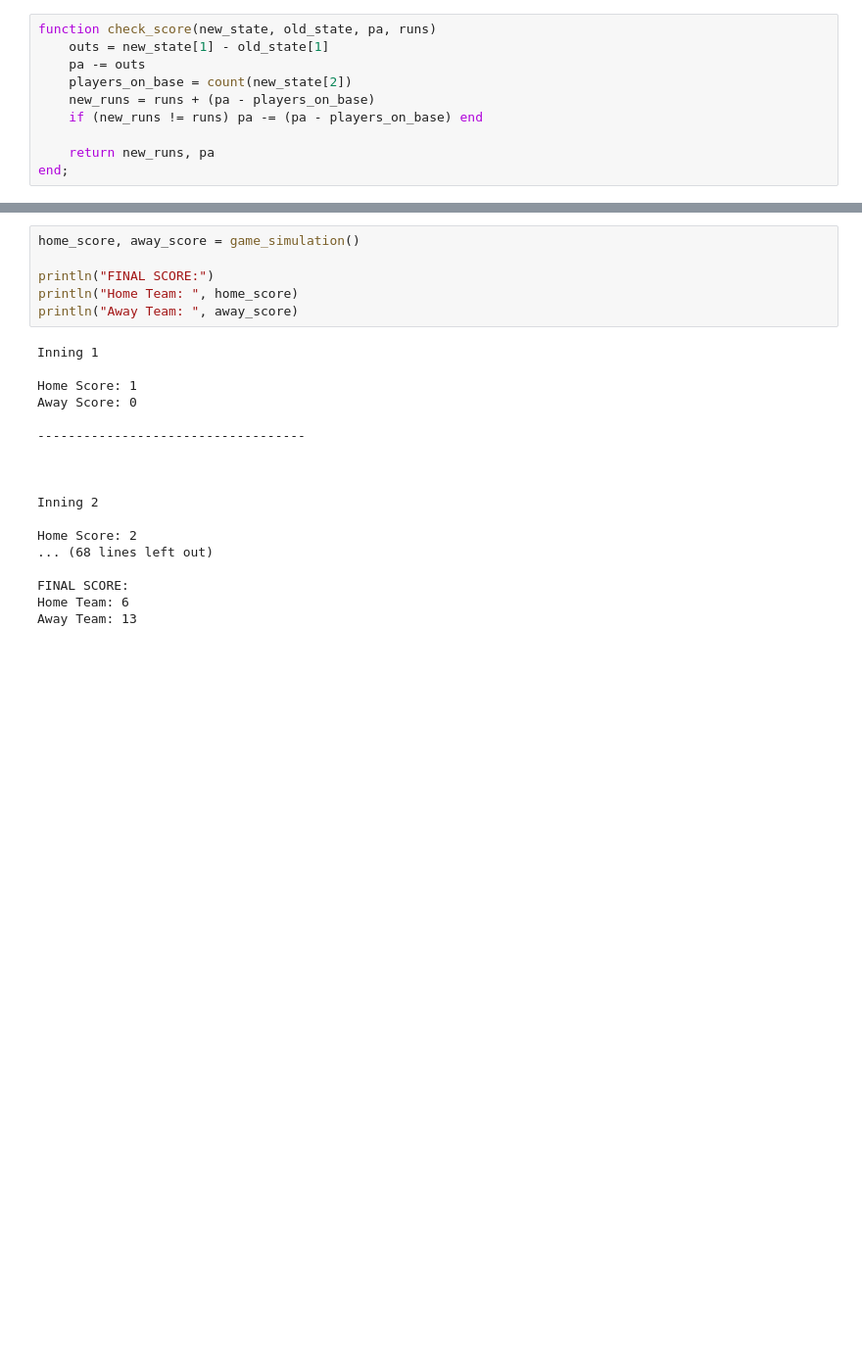
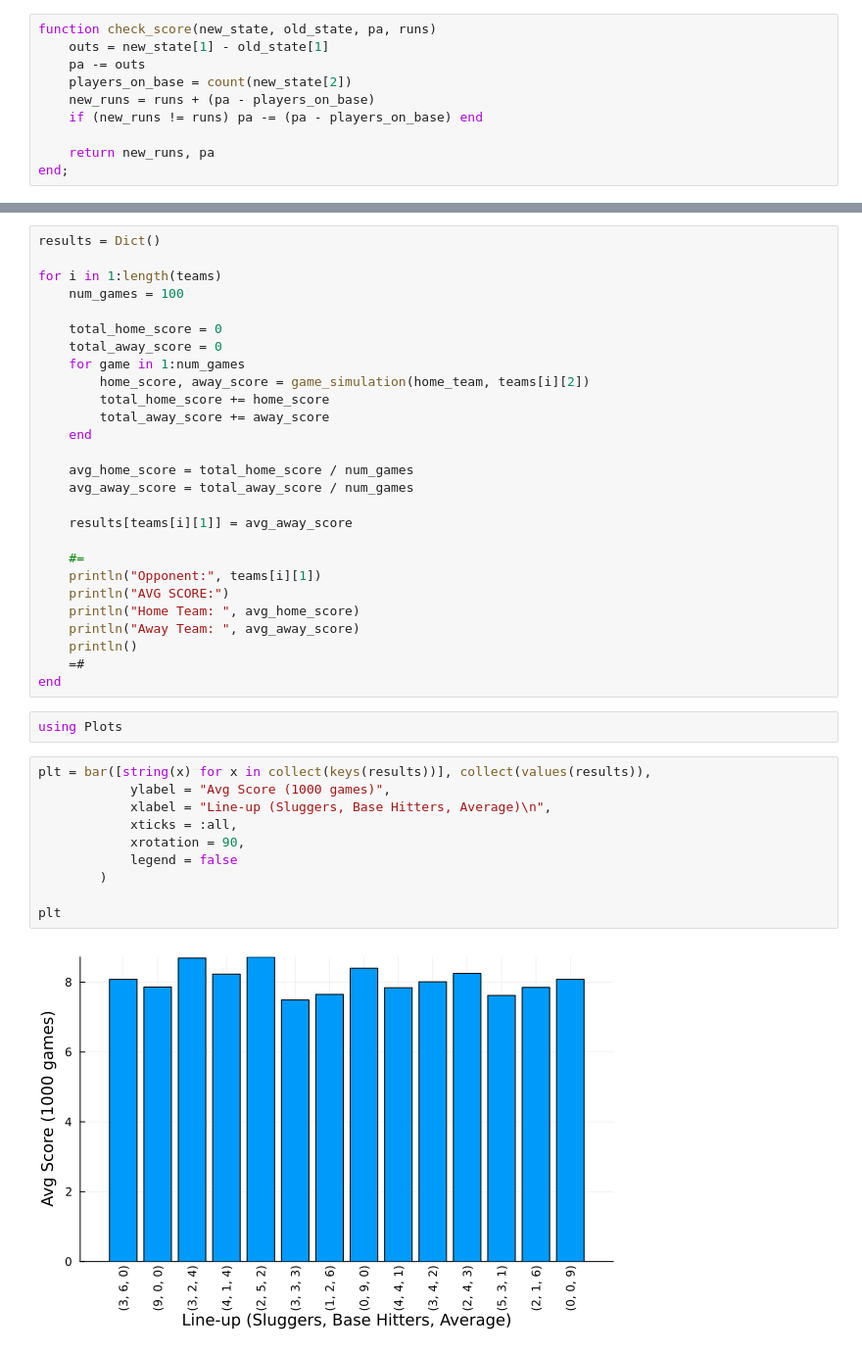
Before and after one commit to jyanga23/BaseballSim, a Jupyter notebook: Project3_markov.ipynb, the cells around one changed output, grey strips where cells are left out. Shown at 98% size. Saved outputs shown, nothing was run; the diff lists cells and outputs as text; blank space fills up the shorter version.

Commit message:
simulating a league of 14 teams
Simulates a league of 14 teams each with a different lineup.

Waiting for the Slugger matrix and Base Hitter matrix to complete.

```diff
--- a/Project3_markov.ipynb
+++ b/Project3_markov.ipynb
@@ -235,24 +304,41 @@ game_simulation (generic function with 1 method)
 # %%
-home_score, away_score = game_simulation()
+results = Dict()
 
-println("FINAL SCORE:")
-println("Home Team: ", home_score)
-println("Away Team: ", away_score)
+for i in 1:length(teams)
+    num_games = 100
+
+    total_home_score = 0
+    total_away_score = 0
+    for game in 1:num_games
+        home_score, away_score = game_simulation(home_team, teams[i][2])
+        total_home_score += home_score
+        total_away_score += away_score
+    end
+
+    avg_home_score = total_home_score / num_games
+    avg_away_score = total_away_score / num_games
+
+    results[teams[i][1]] = avg_away_score
+
+    #=
+    println("Opponent:", teams[i][1])
+    println("AVG SCORE:")
+    println("Home Team: ", avg_home_score)
+    println("Away Team: ", avg_away_score)
+    println()
+    =#
+end
-# %% [output]
-Inning 1
-
-Home Score: 1
-Away Score: 0
-
------------------------------------
-
-
-
-Inning 2
-
-Home Score: 2
-... (68 lines left out)
-
-FINAL SCORE:
-Home Team: 6
-Away Team: 13
+# %%
+using Plots
+# %%
+plt = bar([string(x) for x in collect(keys(results))], collect(values(results)),
+            ylabel = "Avg Score (1000 games)",
+            xlabel = "Line-up (Sluggers, Base Hitters, Average)\n",
+            xticks = :all,
+            xrotation = 90,
+            legend = false
+        )
+
+plt
+# %% [output]
+[figure, added]
```
Also changed, not shown: parts of 7 cells of this notebook.
